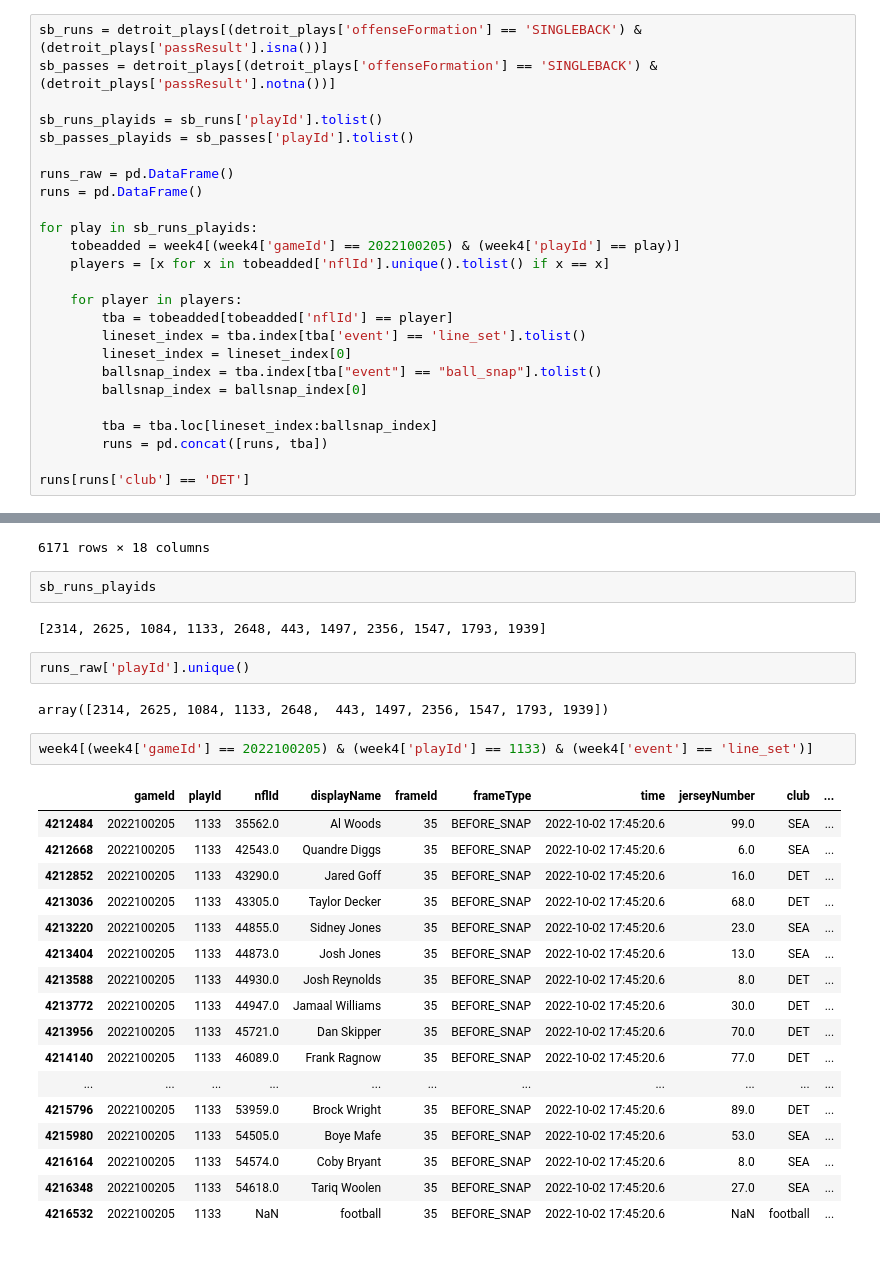
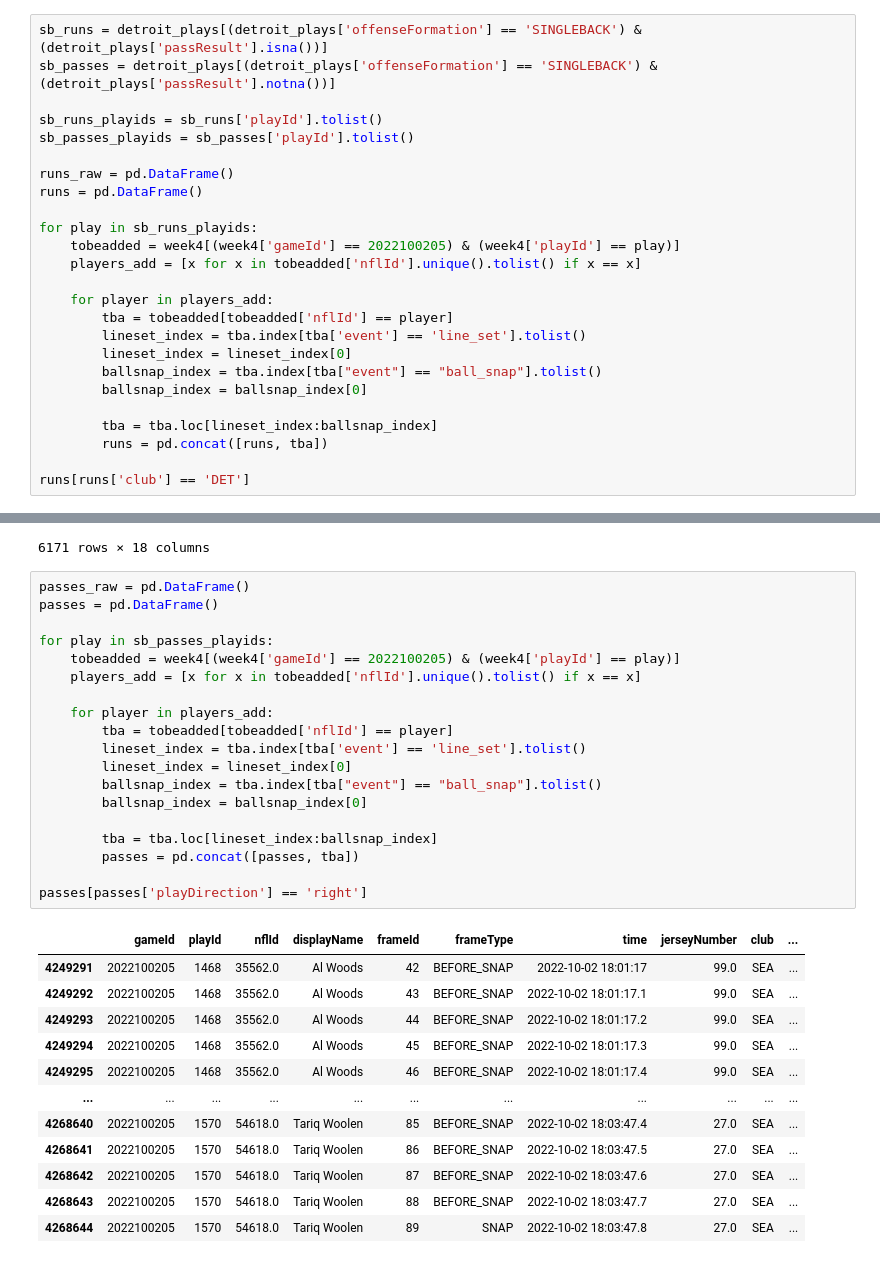
Before and after one commit to APoodle/NFL-Big-Data-Bowl-2025, a Jupyter notebook: Detroit OL Analysis.ipynb, the cells around one changed output, grey strips where cells are left out. Cells and saved outputs as stored; diff of their text form.

```diff
--- a/Detroit OL Analysis.ipynb
+++ b/Detroit OL Analysis.ipynb
@@ -408,9 +408,9 @@ runs = pd.DataFrame()
 
 for play in sb_runs_playids:
     tobeadded = week4[(week4['gameId'] == 2022100205) & (week4['playId'] == play)]
-    players = [x for x in tobeadded['nflId'].unique().tolist() if x == x]
+    players_add = [x for x in tobeadded['nflId'].unique().tolist() if x == x]
 
-    for player in players:
+    for player in players_add:
         tba = tobeadded[tobeadded['nflId'] == player]
         lineset_index = tba.index[tba['event'] == 'line_set'].tolist()
         lineset_index = lineset_index[0]
@@ -435,31 +435,35 @@ runs[runs['club'] == 'DET']
 | 4290067 | 2022100205 | 1939 | 53436.0 | Penei Sewell | 109 | BEFORE_SNAP | 2022-10-02 18:19:46.2 | 58.0 | DET | ... |
 | 4290068 | 2022100205 | 1939 | 53436.0 | Penei Sewell | 110 | SNAP | 2022-10-02 18:19:46.3 | 58.0 | DET | ... |
 6171 rows × 18 columns
-# %%
-sb_runs_playids
-# %% [output]
-[2314, 2625, 1084, 1133, 2648, 443, 1497, 2356, 1547, 1793, 1939]
-# %%
-runs_raw['playId'].unique()
-# %% [output]
-array([2314, 2625, 1084, 1133, 2648,  443, 1497, 2356, 1547, 1793, 1939])
-# %%
-week4[(week4['gameId'] == 2022100205) & (week4['playId'] == 1133) & (week4['event'] == 'line_set')]
-# %% [output]
-|  | gameId | playId | nflId | displayName | frameId | frameType | time | jerseyNumber | club | ... |
-| 4212484 | 2022100205 | 1133 | 35562.0 | Al Woods | 35 | BEFORE_SNAP | 2022-10-02 17:45:20.6 | 99.0 | SEA | ... |
-| 4212668 | 2022100205 | 1133 | 42543.0 | Quandre Diggs | 35 | BEFORE_SNAP | 2022-10-02 17:45:20.6 | 6.0 | SEA | ... |
-| 4212852 | 2022100205 | 1133 | 43290.0 | Jared Goff | 35 | BEFORE_SNAP | 2022-10-02 17:45:20.6 | 16.0 | DET | ... |
-| 4213036 | 2022100205 | 1133 | 43305.0 | Taylor Decker | 35 | BEFORE_SNAP | 2022-10-02 17:45:20.6 | 68.0 | DET | ... |
-| 4213220 | 2022100205 | 1133 | 44855.0 | Sidney Jones | 35 | BEFORE_SNAP | 2022-10-02 17:45:20.6 | 23.0 | SEA | ... |
-| 4213404 | 2022100205 | 1133 | 44873.0 | Josh Jones | 35 | BEFORE_SNAP | 2022-10-02 17:45:20.6 | 13.0 | SEA | ... |
-| 4213588 | 2022100205 | 1133 | 44930.0 | Josh Reynolds | 35 | BEFORE_SNAP | 2022-10-02 17:45:20.6 | 8.0 | DET | ... |
-| 4213772 | 2022100205 | 1133 | 44947.0 | Jamaal Williams | 35 | BEFORE_SNAP | 2022-10-02 17:45:20.6 | 30.0 | DET | ... |
-| 4213956 | 2022100205 | 1133 | 45721.0 | Dan Skipper | 35 | BEFORE_SNAP | 2022-10-02 17:45:20.6 | 70.0 | DET | ... |
-| 4214140 | 2022100205 | 1133 | 46089.0 | Frank Ragnow | 35 | BEFORE_SNAP | 2022-10-02 17:45:20.6 | 77.0 | DET | ... |
-| ... | ... | ... | ... | ... | ... | ... | ... | ... | ... | ... |
-| 4215796 | 2022100205 | 1133 | 53959.0 | Brock Wright | 35 | BEFORE_SNAP | 2022-10-02 17:45:20.6 | 89.0 | DET | ... |
-| 4215980 | 2022100205 | 1133 | 54505.0 | Boye Mafe | 35 | BEFORE_SNAP | 2022-10-02 17:45:20.6 | 53.0 | SEA | ... |
-| 4216164 | 2022100205 | 1133 | 54574.0 | Coby Bryant | 35 | BEFORE_SNAP | 2022-10-02 17:45:20.6 | 8.0 | SEA | ... |
-| 4216348 | 2022100205 | 1133 | 54618.0 | Tariq Woolen | 35 | BEFORE_SNAP | 2022-10-02 17:45:20.6 | 27.0 | SEA | ... |
-| 4216532 | 2022100205 | 1133 | NaN | football | 35 | BEFORE_SNAP | 2022-10-02 17:45:20.6 | NaN | football | ... |
+# %%
+passes_raw = pd.DataFrame()
+passes = pd.DataFrame()
+
+for play in sb_passes_playids:
+    tobeadded = week4[(week4['gameId'] == 2022100205) & (week4['playId'] == play)]
+    players_add = [x for x in tobeadded['nflId'].unique().tolist() if x == x]
+
+    for player in players_add:
+        tba = tobeadded[tobeadded['nflId'] == player]
+        lineset_index = tba.index[tba['event'] == 'line_set'].tolist()
+        lineset_index = lineset_index[0]
+        ballsnap_index = tba.index[tba["event"] == "ball_snap"].tolist()
+        ballsnap_index = ballsnap_index[0]
+
+        tba = tba.loc[lineset_index:ballsnap_index]
+        passes = pd.concat([passes, tba])
+
+passes[passes['playDirection'] == 'right']
+# %% [output]
+|  | gameId | playId | nflId | displayName | frameId | frameType | time | jerseyNumber | club | ... |
+| 4249291 | 2022100205 | 1468 | 35562.0 | Al Woods | 42 | BEFORE_SNAP | 2022-10-02 18:01:17 | 99.0 | SEA | ... |
+| 4249292 | 2022100205 | 1468 | 35562.0 | Al Woods | 43 | BEFORE_SNAP | 2022-10-02 18:01:17.1 | 99.0 | SEA | ... |
+| 4249293 | 2022100205 | 1468 | 35562.0 | Al Woods | 44 | BEFORE_SNAP | 2022-10-02 18:01:17.2 | 99.0 | SEA | ... |
+| 4249294 | 2022100205 | 1468 | 35562.0 | Al Woods | 45 | BEFORE_SNAP | 2022-10-02 18:01:17.3 | 99.0 | SEA | ... |
+| 4249295 | 2022100205 | 1468 | 35562.0 | Al Woods | 46 | BEFORE_SNAP | 2022-10-02 18:01:17.4 | 99.0 | SEA | ... |
+| ... | ... | ... | ... | ... | ... | ... | ... | ... | ... | ... |
+| 4268640 | 2022100205 | 1570 | 54618.0 | Tariq Woolen | 85 | BEFORE_SNAP | 2022-10-02 18:03:47.4 | 27.0 | SEA | ... |
+| 4268641 | 2022100205 | 1570 | 54618.0 | Tariq Woolen | 86 | BEFORE_SNAP | 2022-10-02 18:03:47.5 | 27.0 | SEA | ... |
+| 4268642 | 2022100205 | 1570 | 54618.0 | Tariq Woolen | 87 | BEFORE_SNAP | 2022-10-02 18:03:47.6 | 27.0 | SEA | ... |
+| 4268643 | 2022100205 | 1570 | 54618.0 | Tariq Woolen | 88 | BEFORE_SNAP | 2022-10-02 18:03:47.7 | 27.0 | SEA | ... |
+| 4268644 | 2022100205 | 1570 | 54618.0 | Tariq Woolen | 89 | SNAP | 2022-10-02 18:03:47.8 | 27.0 | SEA | ... |
```
Also changed, not shown: parts of 8 cells of this notebook.
